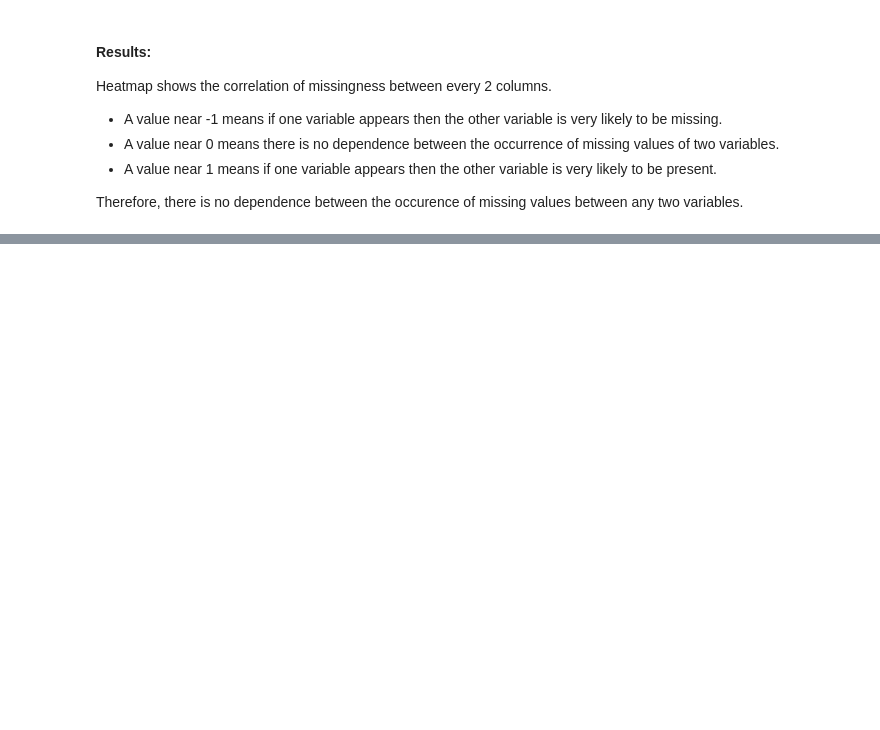
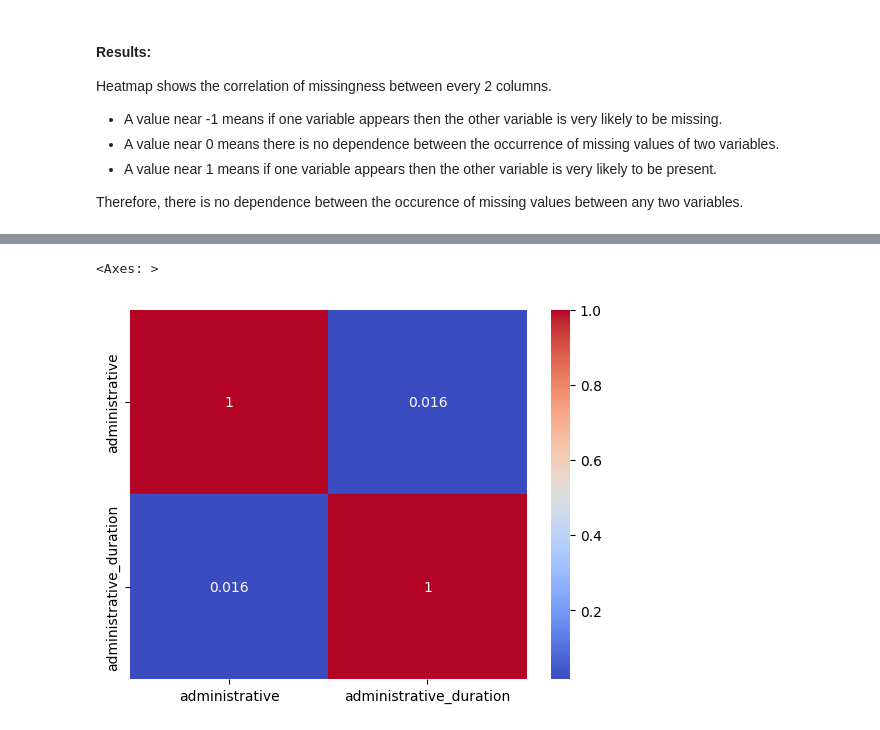
Before and after one commit to Chills00/exploratory-data-analysis---online-shopping-in-retail917, a Jupyter notebook: EDA_notebook.ipynb, the cells around one changed output, grey strips where cells are left out. Cells and saved outputs as stored; diff of their text form; code cells hidden in the pictures; blank space fills up the shorter version.

```diff
--- a/EDA_notebook.ipynb
+++ b/EDA_notebook.ipynb
@@ -237,0 +282,7 @@ Therefore, there is no dependence between the occurence of missing values betwee
+# %%
+# Check correlation between 'administrative' and 'administrative_duration':
+
+df_plots.correlation('administrative', 'administrative_duration')
+# %% [output]
+<Axes: >
+[figure, added]
```
Also changed, not shown: parts of 14 cells of this notebook, 1 other file.
